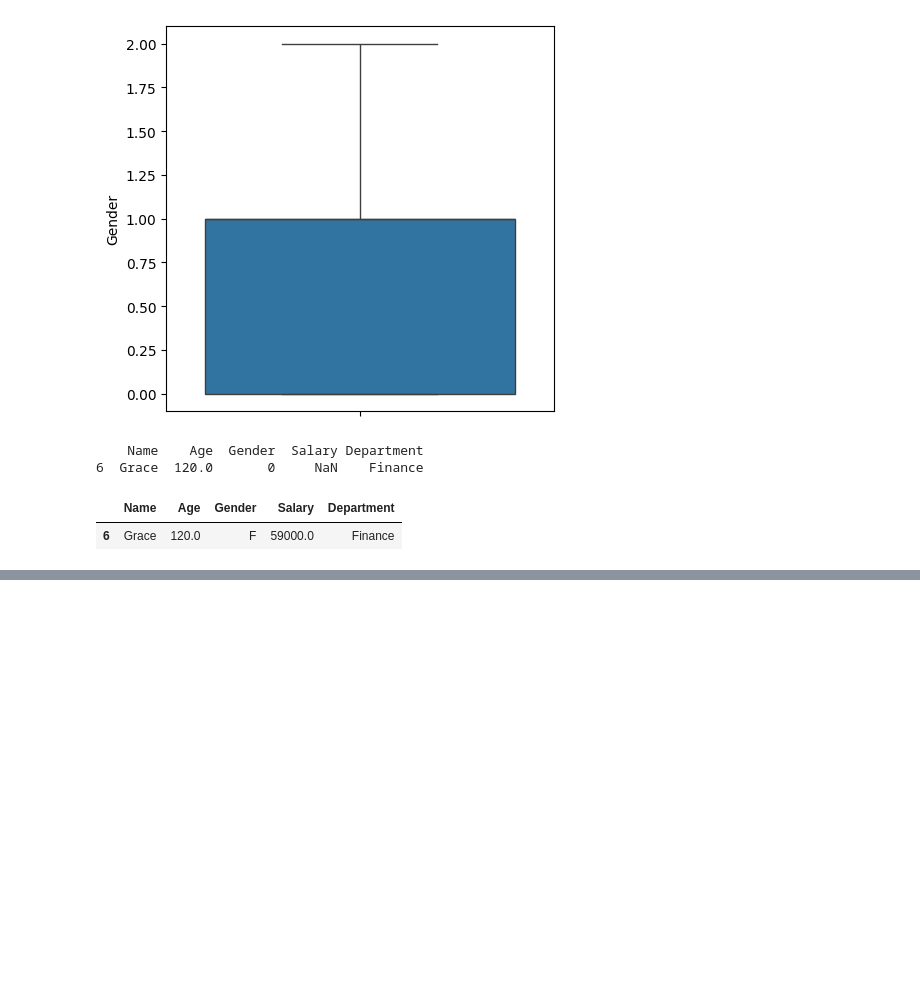
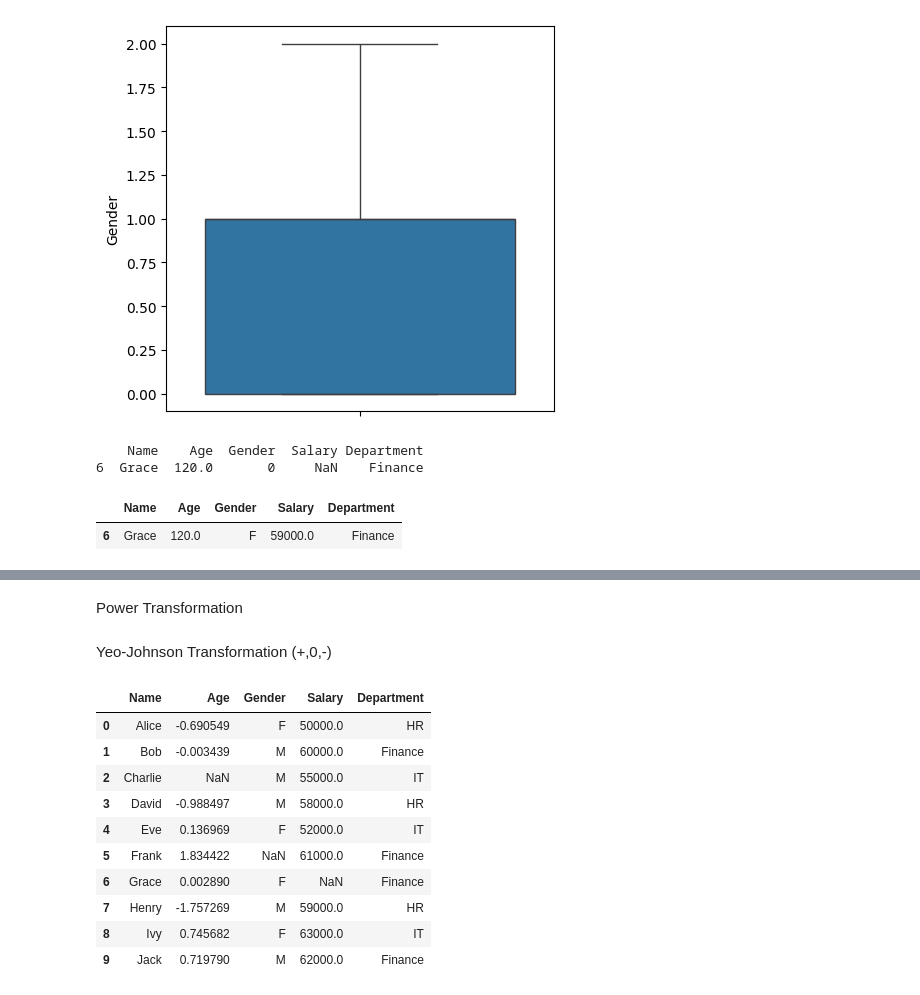
Before and after one commit to Amruda-glitch/Hands-on-Training, a Jupyter notebook: AI_HoS_3.ipynb, the cells around one changed output, grey strips where cells are left out. Cells and saved outputs as stored; diff of their text form; code cells hidden in the pictures; blank space fills up the shorter version.

```diff
--- a/AI_HoS_3.ipynb
+++ b/AI_HoS_3.ipynb
@@ -210,0 +254,3 @@ df[df['outlier']==-1]
+# %%
+df['Age'] = np.log1p(df['Age'])
+df['Age']
@@ -210,0 +272,3 @@ df[df['outlier']==-1]
+# %%
+df['Age'] = np.log10(df['Age'])
+df['Age']
@@ -210,0 +290,3 @@ df[df['outlier']==-1]
+# %%
+df['Age'] = np.log2(df['Age'])
+df['Age']
@@ -210,0 +306,3 @@ df[df['outlier']==-1]
+# %%
+df['Age'].fillna(df['Age'].mean(),inplace=True)
+df['Age']
@@ -210,0 +322,2 @@ df[df['outlier']==-1]
+# %% [markdown]
+Power Transformation
@@ -210,0 +326,18 @@ df[df['outlier']==-1]
+# %% [markdown]
+Yeo-Johnson Transformation (+,0,-)
+# %%
+pt = PowerTransformer(method='yeo-johnson')
+df['Age'] = pt.fit_transform(df[['Age']])
+df
+# %% [output]
+|  | Name | Age | Gender | Salary | Department |
+| 0 | Alice | -0.690549 | F | 50000.0 | HR |
+| 1 | Bob | -0.003439 | M | 60000.0 | Finance |
+| 2 | Charlie | NaN | M | 55000.0 | IT |
+| 3 | David | -0.988497 | M | 58000.0 | HR |
+| 4 | Eve | 0.136969 | F | 52000.0 | IT |
+| 5 | Frank | 1.834422 | NaN | 61000.0 | Finance |
+| 6 | Grace | 0.002890 | F | NaN | Finance |
+| 7 | Henry | -1.757269 | M | 59000.0 | HR |
+| 8 | Ivy | 0.745682 | F | 63000.0 | IT |
+| 9 | Jack | 0.719790 | M | 62000.0 | Finance |
```
Also changed, not shown: parts of 22 cells of this notebook.
